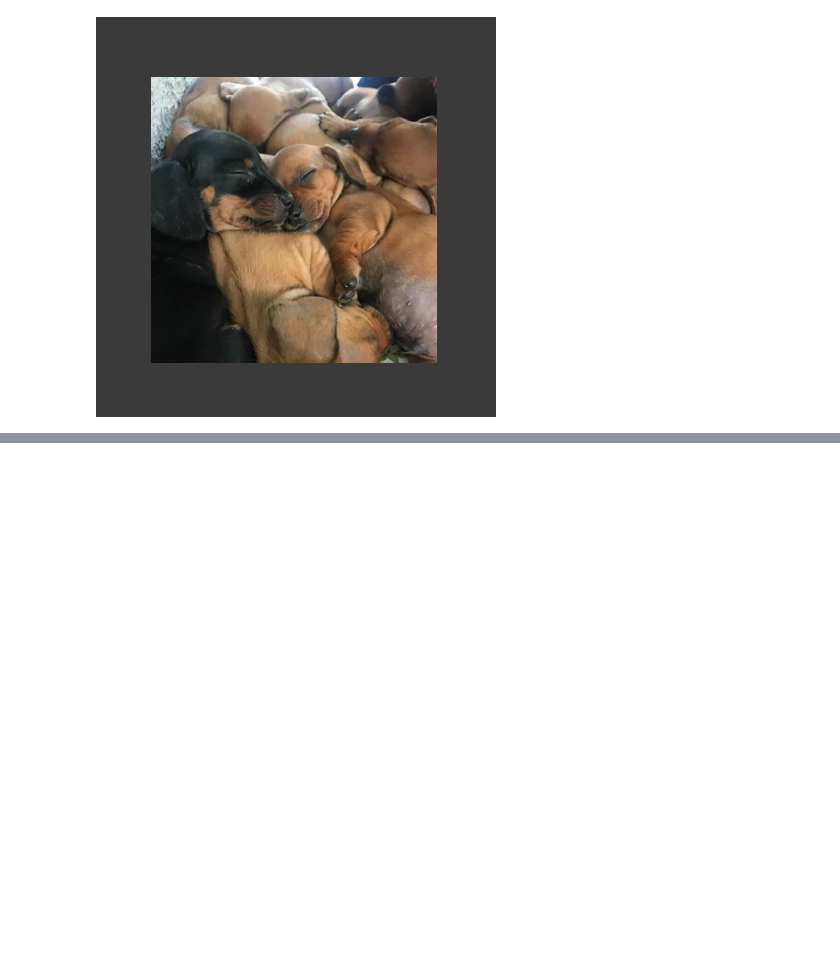
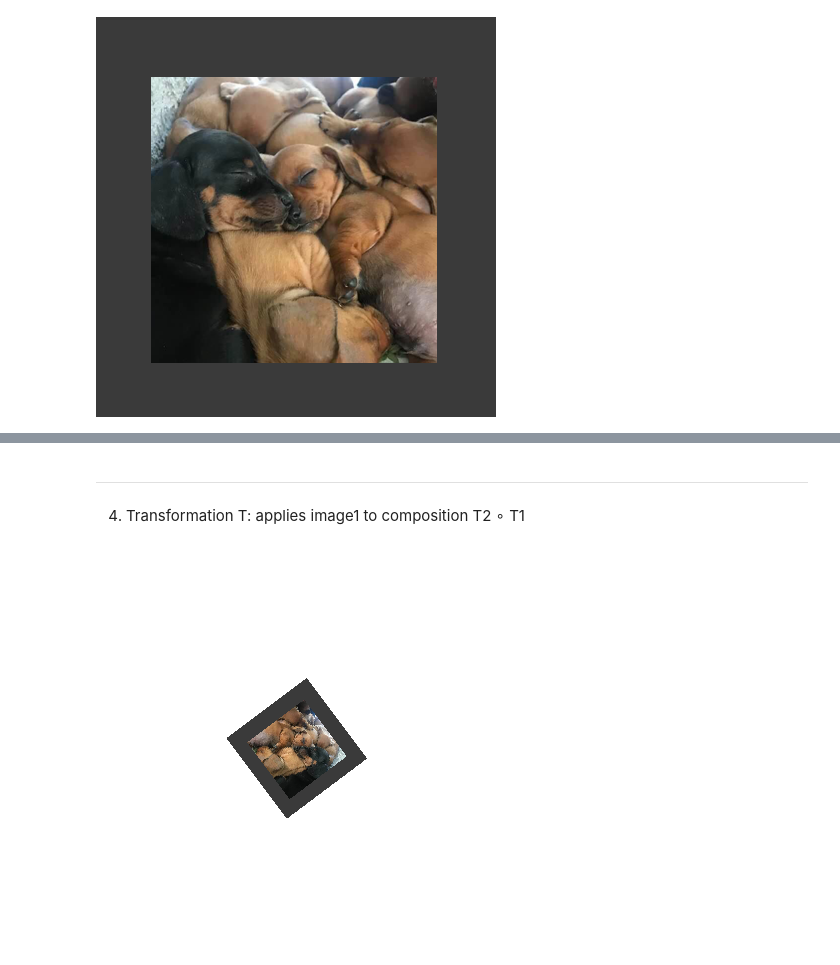
Before and after one commit to dhoangquan1/LinearAlgebraProject, a Jupyter notebook: src/image_transform_pil.ipynb, the cells around one changed output, grey strips where cells are left out. Saved outputs shown, nothing was run; the diff lists cells and outputs as text; code cells hidden in the pictures; blank space fills up the shorter version.

```diff
--- a/src/image_transform_pil.ipynb
+++ b/src/image_transform_pil.ipynb
@@ -72,0 +113,16 @@ The dimension of the image_np is (400, 400, 4)
+# %% [markdown]
+---
+4. Transformation T: applies image1 to composition T2 ∘ T1
+# %%
+# Define the standard matrix
+matT = np.array([
+    [-3/10, 4/10],
+    [4/10, 3/10]
+])
+# apply transform
+image1_np = image_tranform(image1_np, matT)
+# convert a numpy array to image
+image1 = Image.fromarray(image1_np)
+image1
+# %% [output]
+[figure, added]
```
Also changed, not shown: parts of 13 cells of this notebook.
